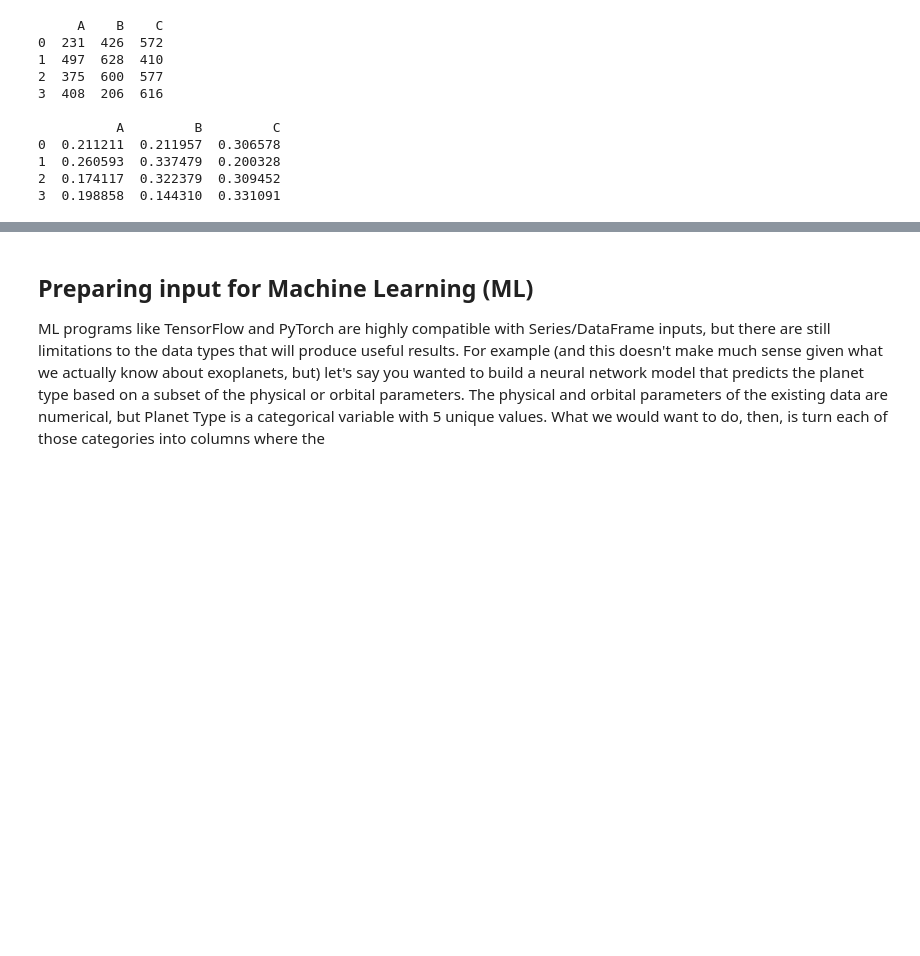
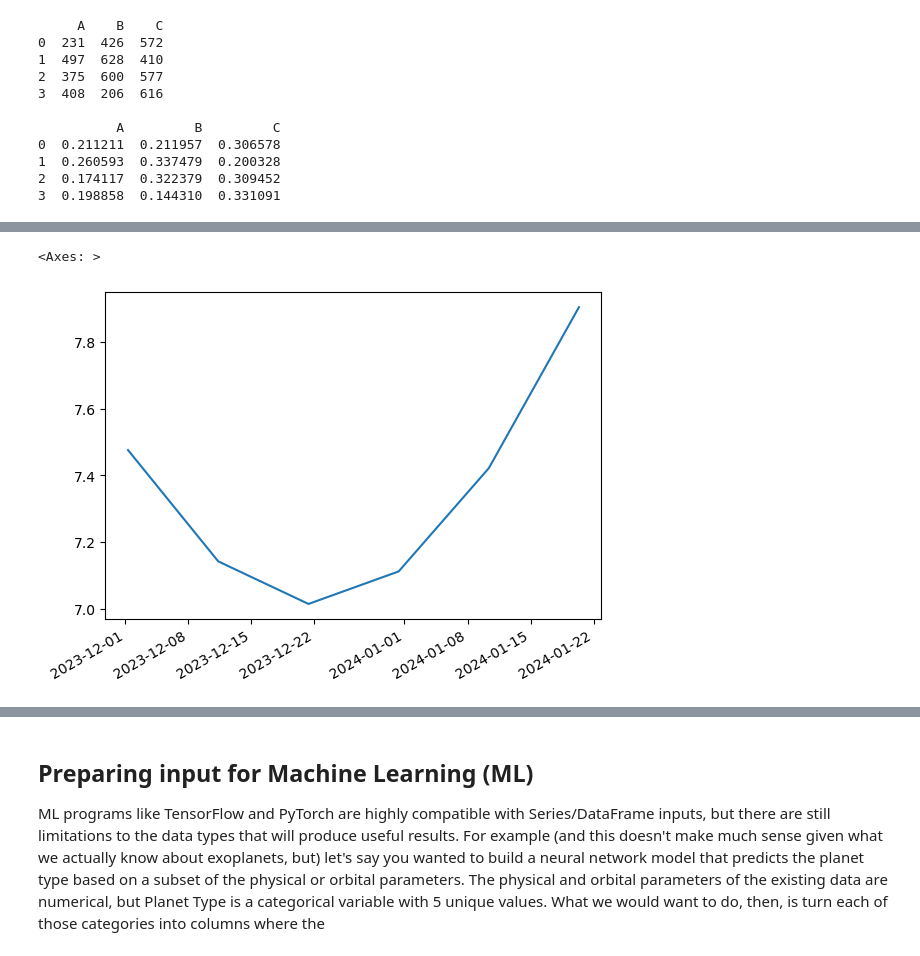
Before and after one commit to rlpitts/Intro-to-Pandas, a Jupyter notebook: PandasSBIntro.ipynb, the cells around one changed output, grey strips where cells are left out. Drawn from its saved outputs; the diff is of its cells as text; code cells hidden in the pictures; blank space fills up the shorter version.

```diff
--- a/PandasSBIntro.ipynb
+++ b/PandasSBIntro.ipynb
@@ -1213,0 +1632,15 @@ time taken in s: 0.006251811981201172
+# %%
+#from datetime import datetime as dttm
+sunrises= ['2023-12-01 08:11:00',
+           '2023-12-11 08:25:00',
+           '2023-12-21 08:34:00',
+           '2023-12-31 08:36:00',
+           '2024-01-10 08:32:00',
+           '2024-01-20 08:21:00']
+daylens = [7.47583, 7.14306, 7.01583,
+           7.11306, 7.42167, 7.90278]
+srt = pd.to_datetime(sunrises,
+                     format="%Y-%m-%d %H:%M:%S")
+print(srt, '\n')
+ts = pd.Series(daylens,index=srt)
+print(ts)
@@ -1213,0 +1660,6 @@ time taken in s: 0.006251811981201172
+# %%
+import matplotlib.pyplot as plt
+ts.rename('day_len_hr').plot()
+# %% [output]
+<Axes: >
+[figure, added]
```
Also changed, not shown: parts of 100 cells of this notebook, 1 other file.
